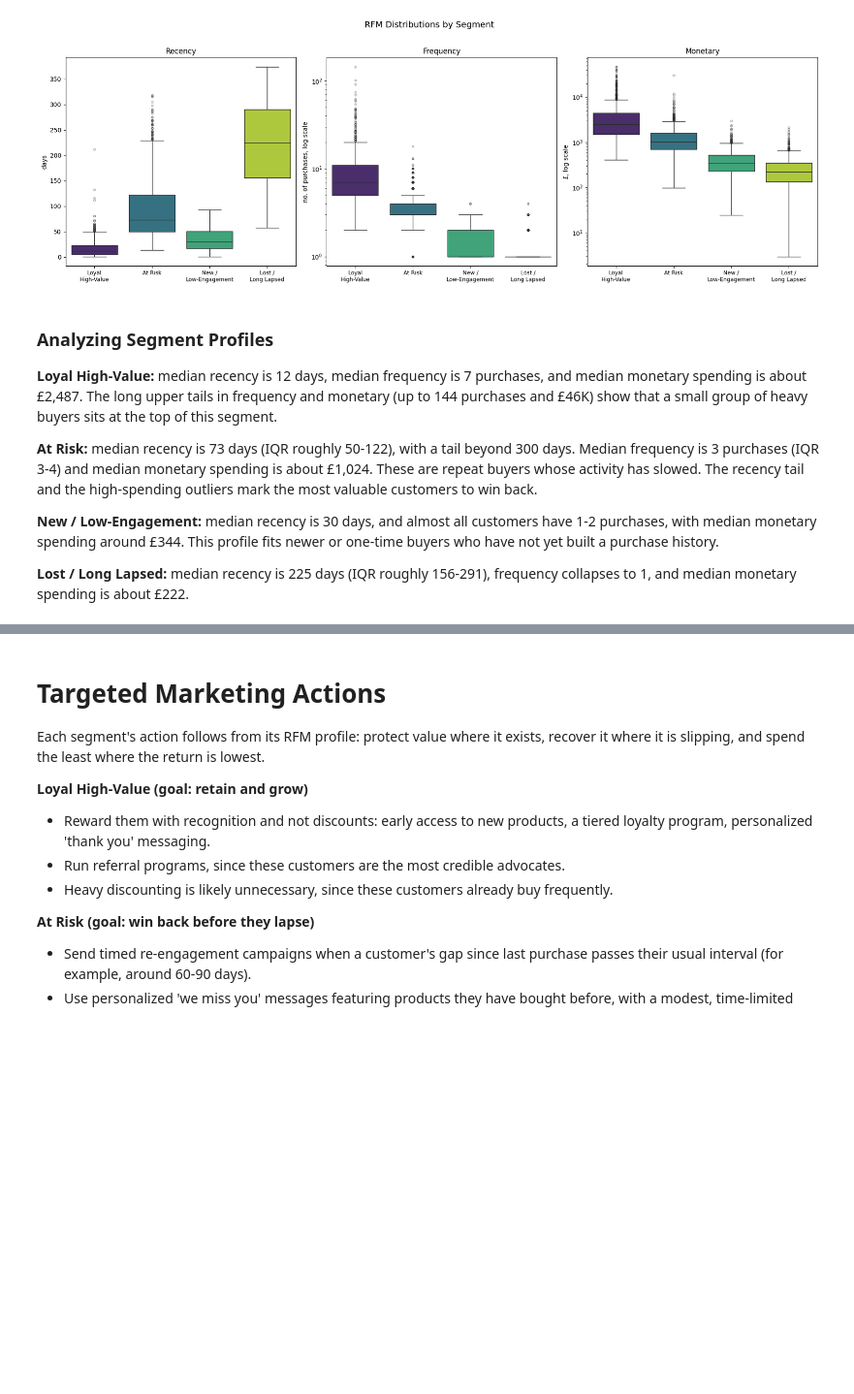
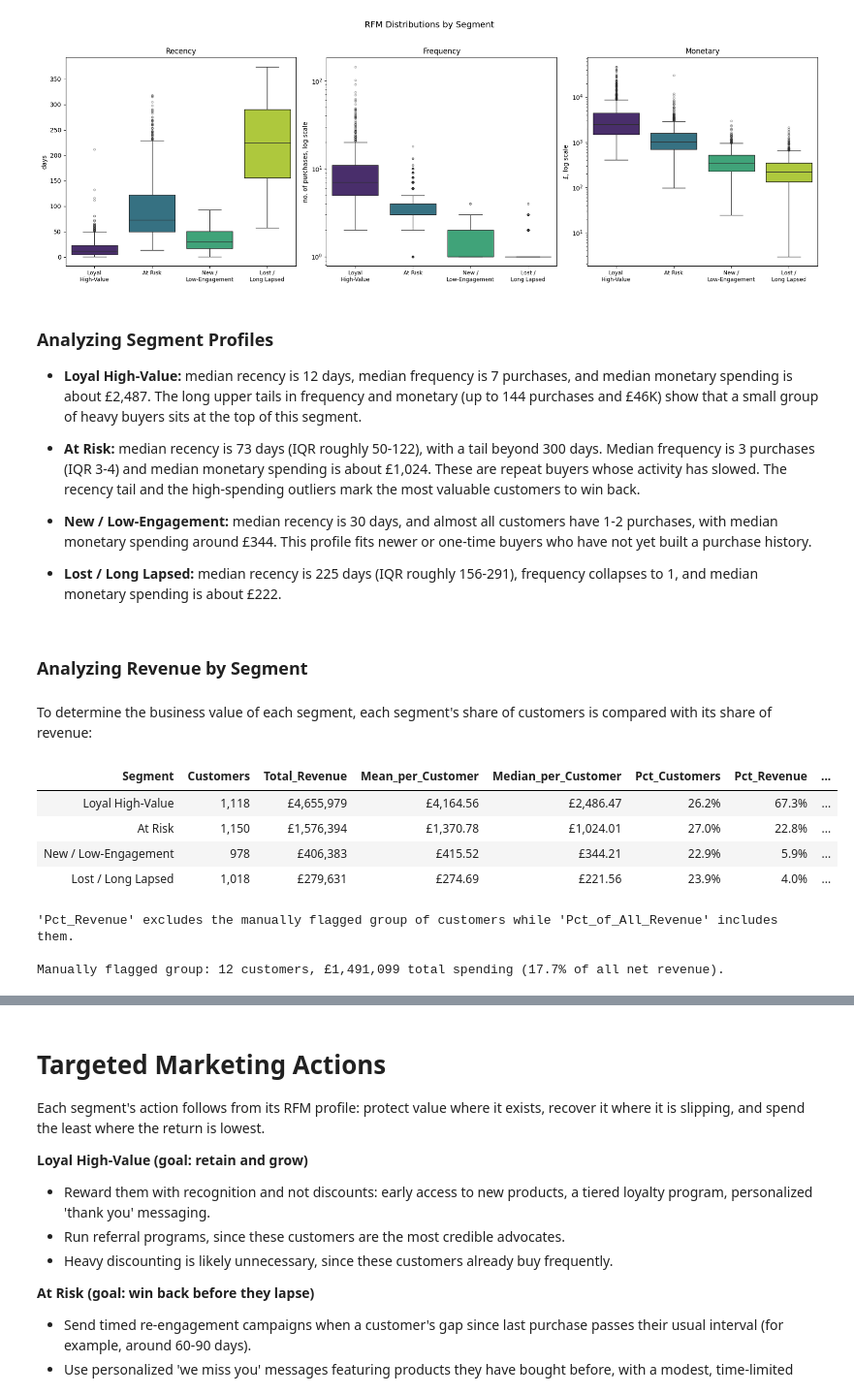
Before and after one commit to ns-omen/customer-segmentation, a Jupyter notebook: customer_segmentation_pipeline.ipynb, the cells around one changed output, grey strips where cells are left out. Shown at 97% size. Cells and saved outputs as stored; diff of their text form; code cells hidden in the pictures; blank space fills up the shorter version.

```diff
--- a/customer_segmentation_pipeline.ipynb
+++ b/customer_segmentation_pipeline.ipynb
@@ -658,11 +658,61 @@ plt.show()
 # %% [markdown]
 ### Analyzing Segment Profiles
 
-**Loyal High-Value:** median recency is 12 days, median frequency is 7 purchases, and median monetary spending is about £2,487. The long upper
+- **Loyal High-Value:** median recency is 12 days, median frequency is 7 purchases, and median monetary spending is about £2,487. The long upper
 tails in frequency and monetary (up to 144 purchases and £46K) show that a small group of heavy buyers sits at the top of this segment.
 
-**At Risk:** median recency is 73 days (IQR roughly 50-122), with a tail beyond 300 days. Median frequency is 3 purchases (IQR 3-4) and median monetary spending is about £1,024. These are repeat buyers whose activity has slowed. The recency tail and the high-spending outliers mark the most valuable customers to win back.
+- **At Risk:** median recency is 73 days (IQR roughly 50-122), with a tail beyond 300 days. Median frequency is 3 purchases (IQR 3-4) and median monetary spending is about £1,024. These are repeat buyers whose activity has slowed. The recency tail and the high-spending outliers mark the most valuable customers to win back.
 
-**New / Low-Engagement:** median recency is 30 days, and almost all customers have 1-2 purchases, with median monetary spending around £344. This profile fits newer or one-time buyers who have not yet built a purchase history.
+- **New / Low-Engagement:** median recency is 30 days, and almost all customers have 1-2 purchases, with median monetary spending around £344. This profile fits newer or one-time buyers who have not yet built a purchase history.
 
-**Lost / Long Lapsed:** median recency is 225 days (IQR roughly 156-291), frequency collapses to 1, and median monetary spending is about £222.
+- **Lost / Long Lapsed:** median recency is 225 days (IQR roughly 156-291), frequency collapses to 1, and median monetary spending is about £222.
+# %% [markdown]
+### Analyzing Revenue by Segment
+# %% [markdown]
+To determine the business value of each segment, each segment's share of customers is compared with its share of revenue:
+# %%
+import pandas as pd
+import matplotlib.pyplot as plt
+
+segment_order = ['Loyal High-Value', 'At Risk', 'New / Low-Engagement', 'Lost / Long Lapsed']
+
+# monetary is net spend (purchases minus returns/cancellations) over the data window
+rev = (
+    rfm_df_no_outliers.groupby('Segment')['Monetary']
+    .agg(Customers='size', Total_Revenue='sum',
+         Mean_per_Customer='mean', Median_per_Customer='median')
+    .reindex(segment_order)
+)
+
+clustered_total = rev['Total_Revenue'].sum()
+flagged_total = manual_flagged_df['Monetary'].sum()
+all_total = clustered_total + flagged_total
+
+rev['Pct_Customers'] = rev['Customers'] / rev['Customers'].sum() * 100
+rev['Pct_Revenue'] = rev['Total_Revenue'] / clustered_total * 100
+rev['Pct_of_All_Revenue'] = rev['Total_Revenue'] / all_total * 100
+
+display(
+    rev.reset_index().style.hide(axis='index').format({
+        'Customers': '{:,.0f}',
+        'Total_Revenue': '£{:,.0f}',
+        'Mean_per_Customer': '£{:,.2f}',
+        'Median_per_Customer': '£{:,.2f}',
+        'Pct_Customers': '{:.1f}%',
+        'Pct_Revenue': '{:.1f}%',
+        'Pct_of_All_Revenue': '{:.1f}%'
+    })
+)
+
+print("\n'Pct_Revenue' excludes the manually flagged group of customers while 'Pct_of_All_Revenue' includes them.")
+print(f"\nManually flagged group: {len(manual_flagged_df)} customers, "
+      f"£{flagged_total:,.0f} total spending ({flagged_total / all_total * 100:.1f}% of all net revenue).\n")
+# %% [output]
+| Segment | Customers | Total_Revenue | Mean_per_Customer | Median_per_Customer | Pct_Customers | Pct_Revenue | ... |
+| Loyal High-Value | 1,118 | £4,655,979 | £4,164.56 | £2,486.47 | 26.2% | 67.3% | ... |
+| At Risk | 1,150 | £1,576,394 | £1,370.78 | £1,024.01 | 27.0% | 22.8% | ... |
+| New / Low-Engagement | 978 | £406,383 | £415.52 | £344.21 | 22.9% | 5.9% | ... |
+| Lost / Long Lapsed | 1,018 | £279,631 | £274.69 | £221.56 | 23.9% | 4.0% | ... |
+'Pct_Revenue' excludes the manually flagged group of customers while 'Pct_of_All_Revenue' includes them.
+
+Manually flagged group: 12 customers, £1,491,099 total spending (17.7% of all net revenue).
```
Also changed, not shown: parts of 4 cells of this notebook.
